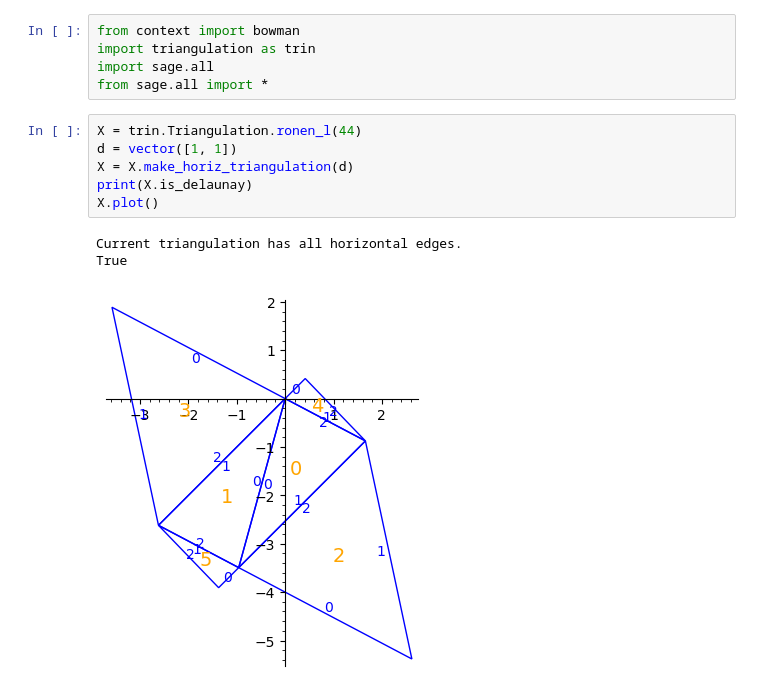
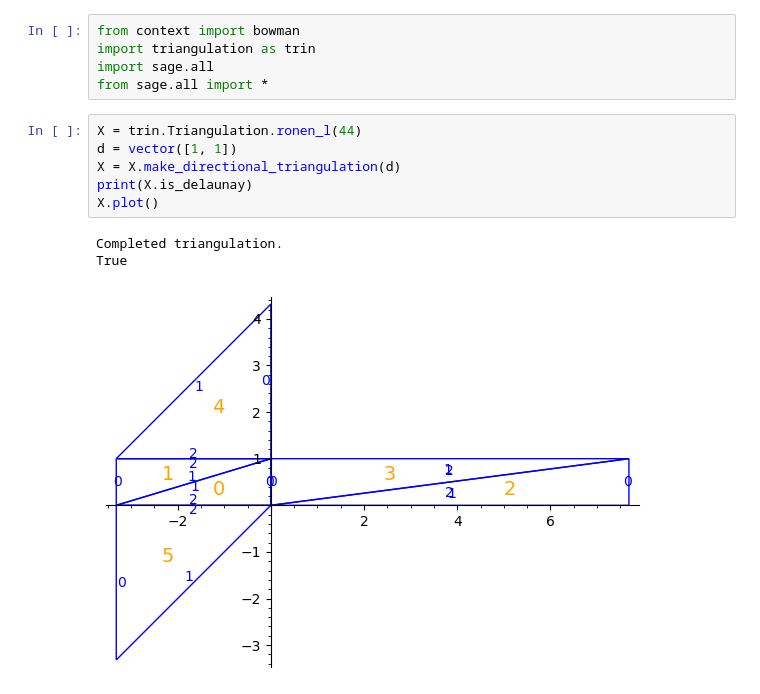
Before and after one commit to sfreedman67/samsurf, a Jupyter notebook: bowman/testing_cyl_ref.ipynb, the cells around one changed output. Drawn from its saved outputs; the diff is of its cells as text.

```diff
--- a/bowman/testing_cyl_ref.ipynb
+++ b/bowman/testing_cyl_ref.ipynb
@@ -8,10 +8,10 @@ from sage.all import *
 # %%
 X = trin.Triangulation.ronen_l(44)
 d = vector([1, 1])
-X = X.make_horiz_triangulation(d)
+X = X.make_directional_triangulation(d)
 print(X.is_delaunay)
 X.plot()
 # %% [output]
-Current triangulation has all horizontal edges.
+Completed triangulation.
 True
-[figure, old version]
+[figure, new version]
```
Also changed, not shown: parts of 4 cells of this notebook, 1 other file.
